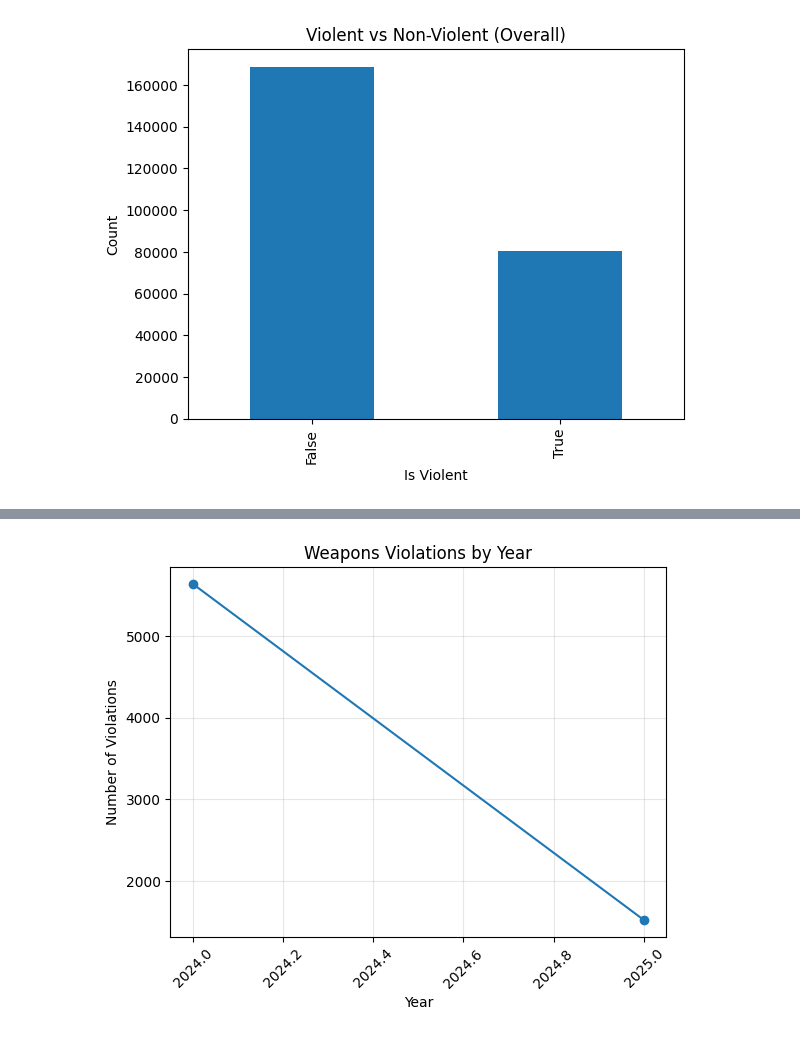
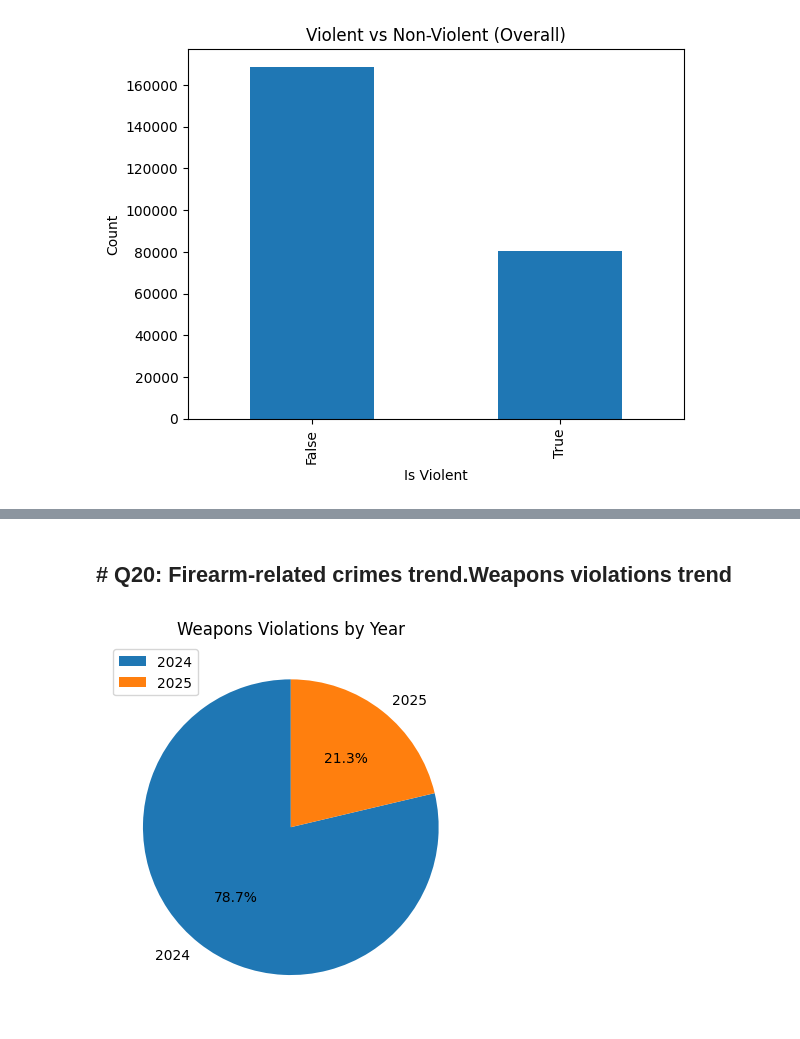
Before and after one commit to mariscotes/ELECT303-DataAnalytics, a Jupyter notebook: HandsOnExam.ipynb, the cells around one changed output, grey strips where cells are left out. Saved outputs shown, nothing was run; the diff lists cells and outputs as text; code cells hidden in the pictures.

```diff
--- a/HandsOnExam.ipynb
+++ b/HandsOnExam.ipynb
@@ -499,18 +627,13 @@ plt.show()
+# %% [markdown]
+<h2># Q20: Firearm-related crimes trend.Weapons violations trend</h2>
 # %%
-#Firearm-related crimes trend.
-#17. Weapons violations trend
 weapons_data = cc[cc['Primary Type Clean'].str.contains('WEAPONS', case=False, na=False)]
 weapons_trend = weapons_data.groupby('Year').size()
-# Plot
-weapons_trend.plot(kind='line', marker='o')  # Line plot with markers
+
+weapons_trend.plot(kind='pie', autopct='%1.1f%%', startangle=90, legend=True)
+
 plt.title('Weapons Violations by Year')
-plt.xlabel('Year')
-plt.ylabel('Number of Violations')
-plt.xticks(rotation=45)  # Rotate labels if needed
-plt.grid(True, alpha=0.3)  # Optional grid
-# Save with correct syntax (use '17' as filename prefix)
-plt.savefig('17_Weapons_trend.png', dpi=300, bbox_inches='tight')
-# Display in Jupyter (optional)
+plt.ylabel('')  # remove y-label for cleaner pie chart
 plt.show()
 # %% [output]
-[figure, old version]
+[figure, new version]
```
Also changed, not shown: parts of 31 cells of this notebook.
